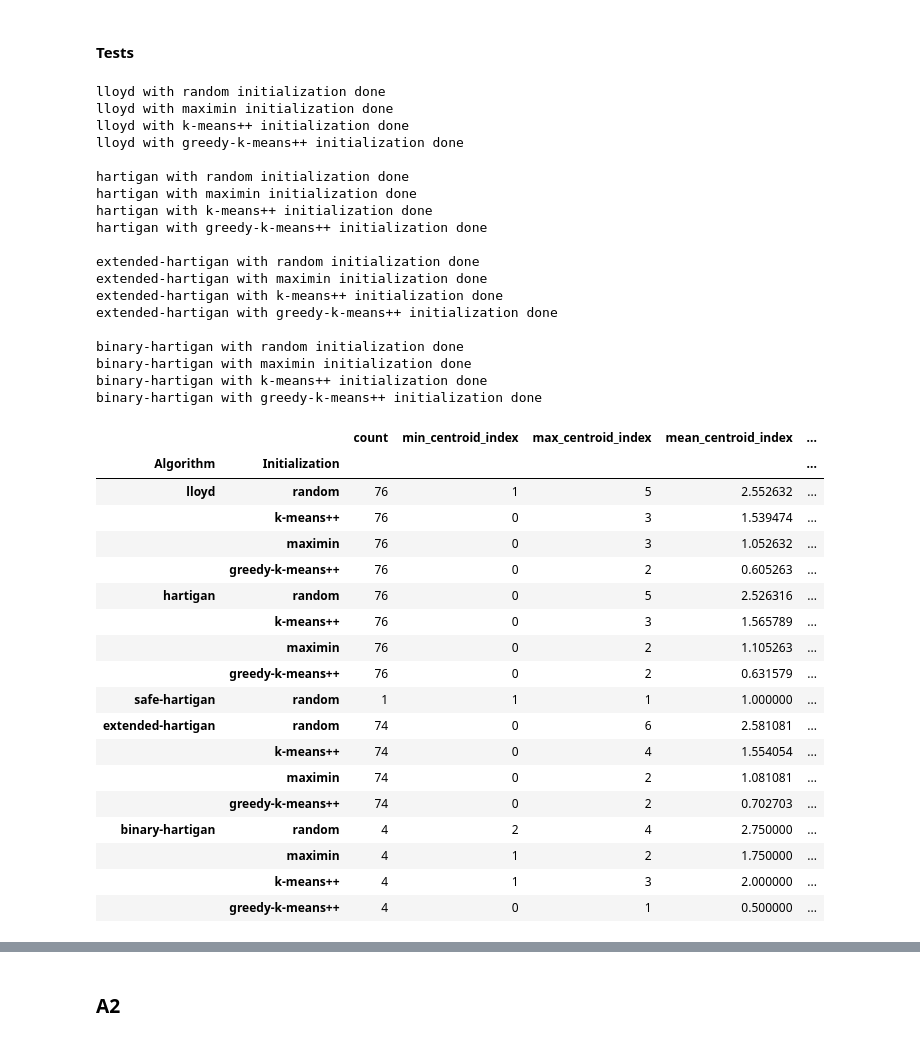
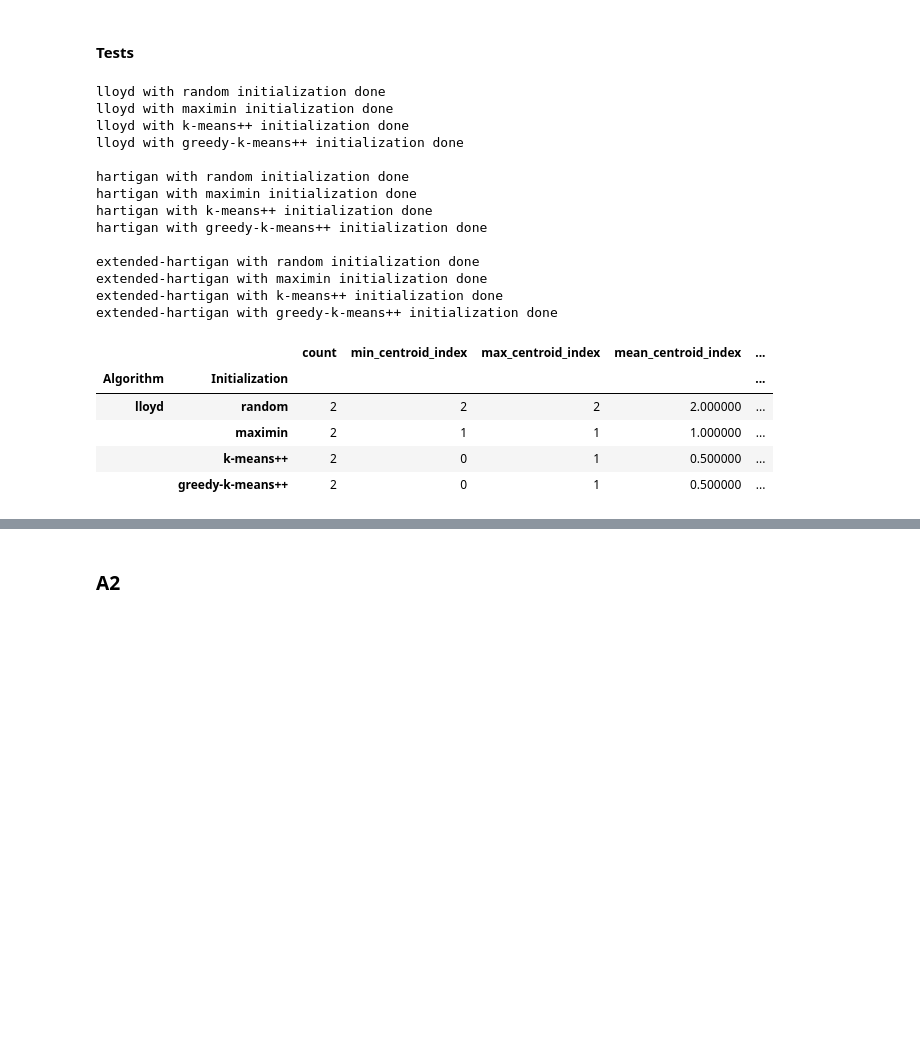
Before and after one commit to sstraccialini/k-means, a Jupyter notebook: kmeans.ipynb, the cells around one changed output, grey strips where cells are left out. Saved outputs shown, nothing was run; the diff lists cells and outputs as text; code cells hidden in the pictures; blank space fills up the shorter version.

```diff
--- a/kmeans.ipynb
+++ b/kmeans.ipynb
@@ -1038,9 +1053,9 @@ centroid_index: 0
 # %% [markdown]
 #### Tests
 # %%
-n_tests = 1    # set this to the desired number of tests to run
+n_tests = 2    # set this to the desired number of tests to run
 init = ['random', 'maximin', 'k-means++', 'greedy-k-means++']
-algo = ['lloyd', 'hartigan', 'extended-hartigan', 'binary-hartigan']
+algo = ['lloyd', 'hartigan', 'extended-hartigan']
 test_all('data/A-Sets/a1.txt', init, algo, n_tests, true_centroids=a1_centroids, sep='   ')
 # %% [output]
 lloyd with random initialization done
@@ -1057,33 +1072,15 @@ extended-hartigan with random initialization done
 extended-hartigan with maximin initialization done
 extended-hartigan with k-means++ initialization done
 extended-hartigan with greedy-k-means++ initialization done
-
-binary-hartigan with random initialization done
-binary-hartigan with maximin initialization done
-binary-hartigan with k-means++ initialization done
-binary-hartigan with greedy-k-means++ initialization done
 # %%
-view_tests(['random', 'maximin', 'k-means++', 'greedy-k-means++'], ['lloyd', 'hartigan', 'safe-hartigan', 'extended-hartigan', 'binary-hartigan'], 'data/A-Sets/a1.txt')
+view_tests(['random', 'maximin', 'k-means++', 'greedy-k-means++'], ['lloyd'], 'data/A-Sets/a1.txt')
 # %% [output]
 |  |  | count | min_centroid_index | max_centroid_index | mean_centroid_index | ... |
 | Algorithm | Initialization |  |  |  |  | ... |
-| lloyd | random | 76 | 1 | 5 | 2.552632 | ... |
-|  | k-means++ | 76 | 0 | 3 | 1.539474 | ... |
-|  | maximin | 76 | 0 | 3 | 1.052632 | ... |
-|  | greedy-k-means++ | 76 | 0 | 2 | 0.605263 | ... |
-| hartigan | random | 76 | 0 | 5 | 2.526316 | ... |
-|  | k-means++ | 76 | 0 | 3 | 1.565789 | ... |
-|  | maximin | 76 | 0 | 2 | 1.105263 | ... |
-|  | greedy-k-means++ | 76 | 0 | 2 | 0.631579 | ... |
-| safe-hartigan | random | 1 | 1 | 1 | 1.000000 | ... |
-| extended-hartigan | random | 74 | 0 | 6 | 2.581081 | ... |
-|  | k-means++ | 74 | 0 | 4 | 1.554054 | ... |
-|  | maximin | 74 | 0 | 2 | 1.081081 | ... |
-|  | greedy-k-means++ | 74 | 0 | 2 | 0.702703 | ... |
-| binary-hartigan | random | 4 | 2 | 4 | 2.750000 | ... |
-|  | maximin | 4 | 1 | 2 | 1.750000 | ... |
-|  | k-means++ | 4 | 1 | 3 | 2.000000 | ... |
-|  | greedy-k-means++ | 4 | 0 | 1 | 0.500000 | ... |
+| lloyd | random | 2 | 2 | 2 | 2.000000 | ... |
+|  | maximin | 2 | 1 | 1 | 1.000000 | ... |
+|  | k-means++ | 2 | 0 | 1 | 0.500000 | ... |
+|  | greedy-k-means++ | 2 | 0 | 1 | 0.500000 | ... |
 # %%
 centroid_id_histogram(['random', 'k-means++', 'maximin', 'greedy-k-means++'], ['lloyd', 'hartigan', 'extended-hartigan'], 'data/A-Sets/a1.txt')
 # %% [output]
```
Also changed, not shown: parts of 6 cells of this notebook, 24 other files.
